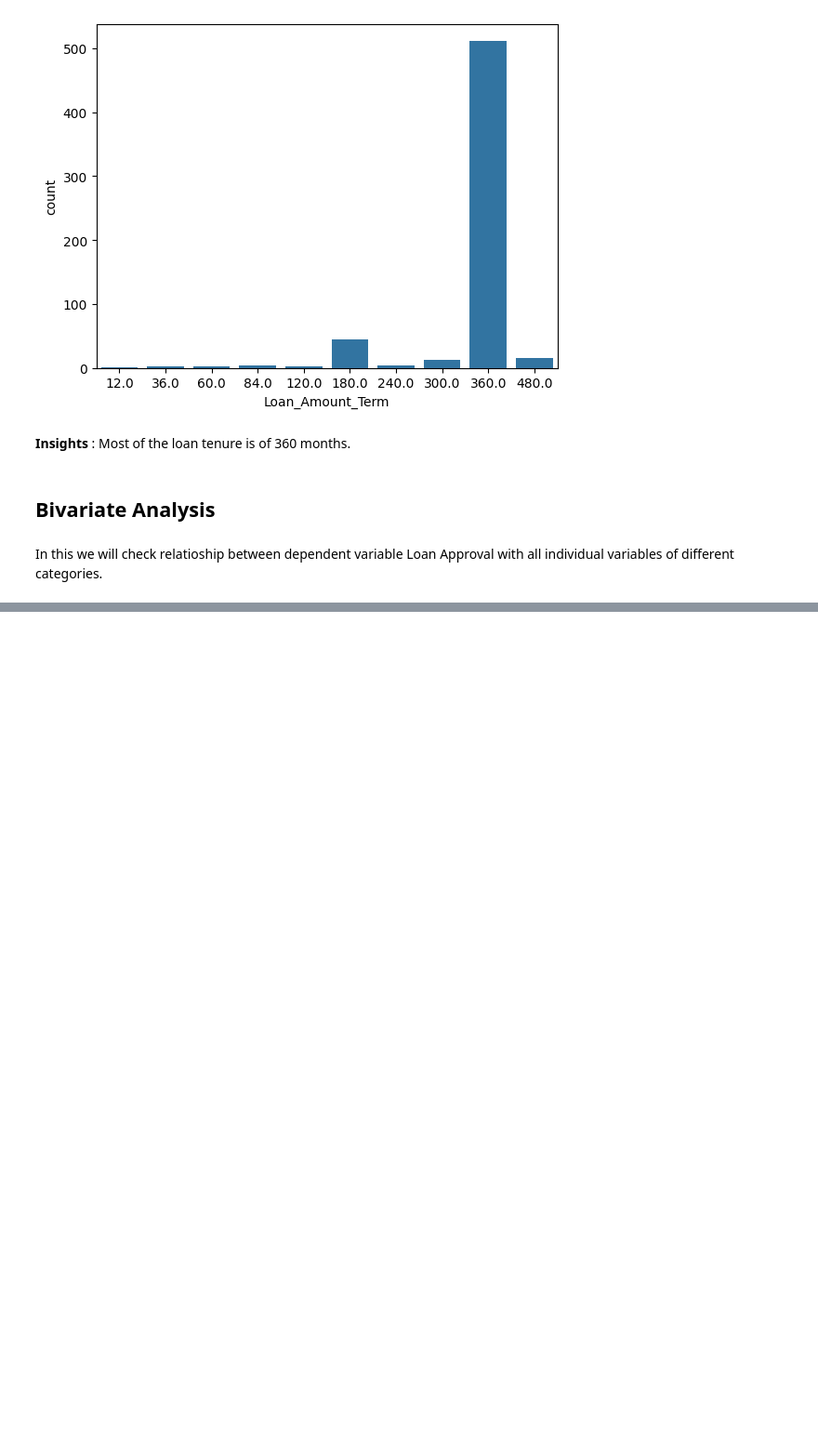
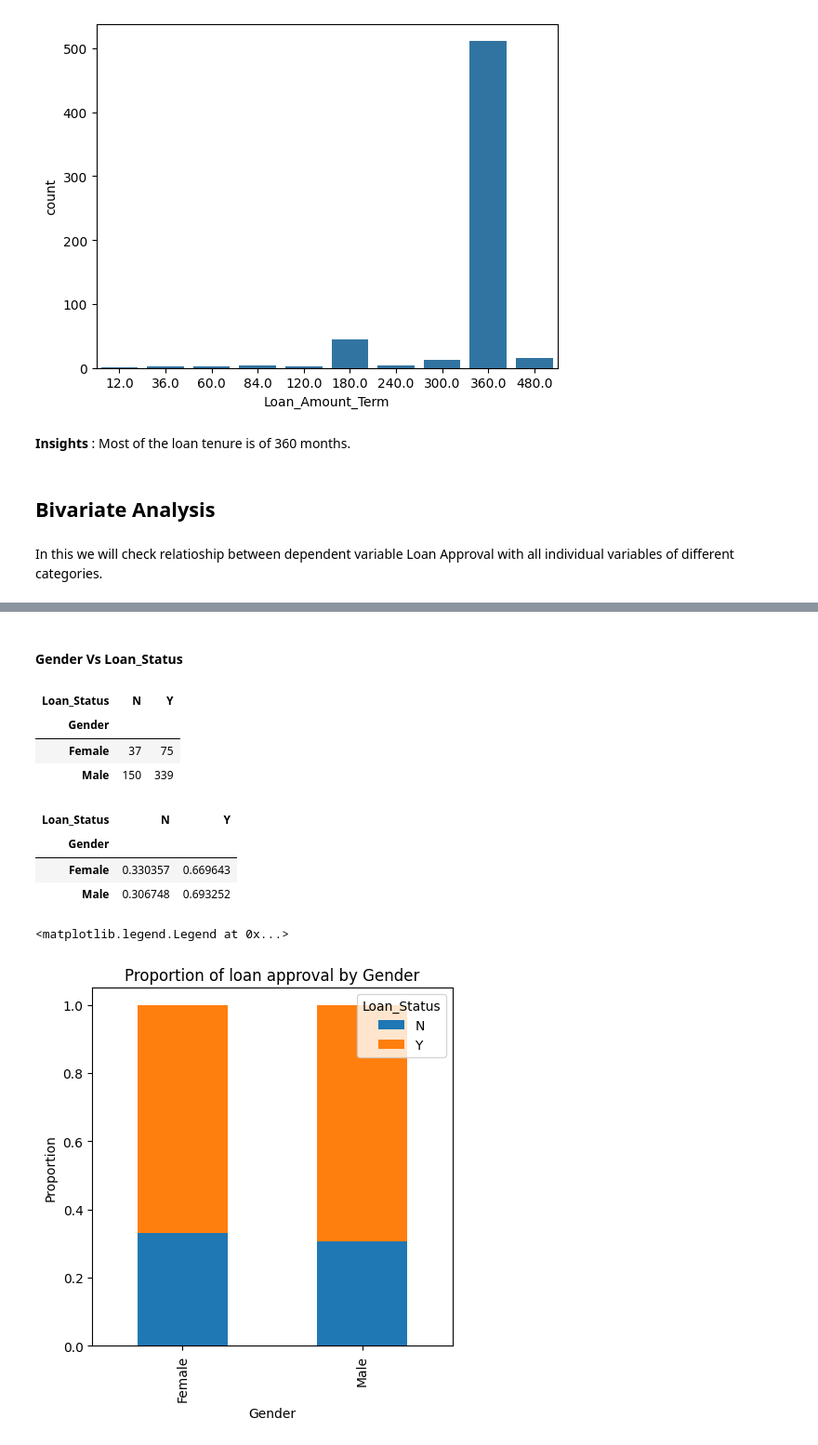
Before and after one commit to aniket15031998/Loan-Prediction-Practice-Problem-Using-Python-, a Jupyter notebook: Loan_Prediction_Problemipynb.ipynb, the cells around one changed output, grey strips where cells are left out. Shown at 93% size. Cells and saved outputs as stored; diff of their text form; code cells hidden in the pictures; blank space fills up the shorter version.

```diff
--- a/Loan_Prediction_Problemipynb.ipynb
+++ b/Loan_Prediction_Problemipynb.ipynb
@@ -408,0 +383,28 @@ for i in ordinal_var:
+# %% [markdown]
+#### Gender Vs Loan_Status
+# %%
+Gender=pd.crosstab(train_copy['Gender'],train_copy['Loan_Status'])
+# %%
+ Gender #we have grouped the gender variable information on basis of loan status
+# %% [output]
+| Loan_Status | N | Y |
+| Gender |  |  |
+| Female | 37 | 75 |
+| Male | 150 | 339 |
+# %%
+Gender.div(Gender.sum(1).astype(float),axis=0)
+#here we have find the total number of applications for each gender and then divide it with each category to get proportion understanding
+# %% [output]
+| Loan_Status | N | Y |
+| Gender |  |  |
+| Female | 0.330357 | 0.669643 |
+| Male | 0.306748 | 0.693252 |
+# %%
+Gender.div(Gender.sum(1).astype(float),axis=0).plot(kind='bar',stacked=True,figsize=(5,5))
+plt.xlabel('Gender')
+plt.ylabel('Proportion')
+plt.title('Proportion of loan approval by Gender')
+plt.legend(title='Loan_Status',loc='upper right')
+# %% [output]
+<matplotlib.legend.Legend at 0x...>
+[figure, added]
```
Also changed, not shown: parts of 93 cells of this notebook.
